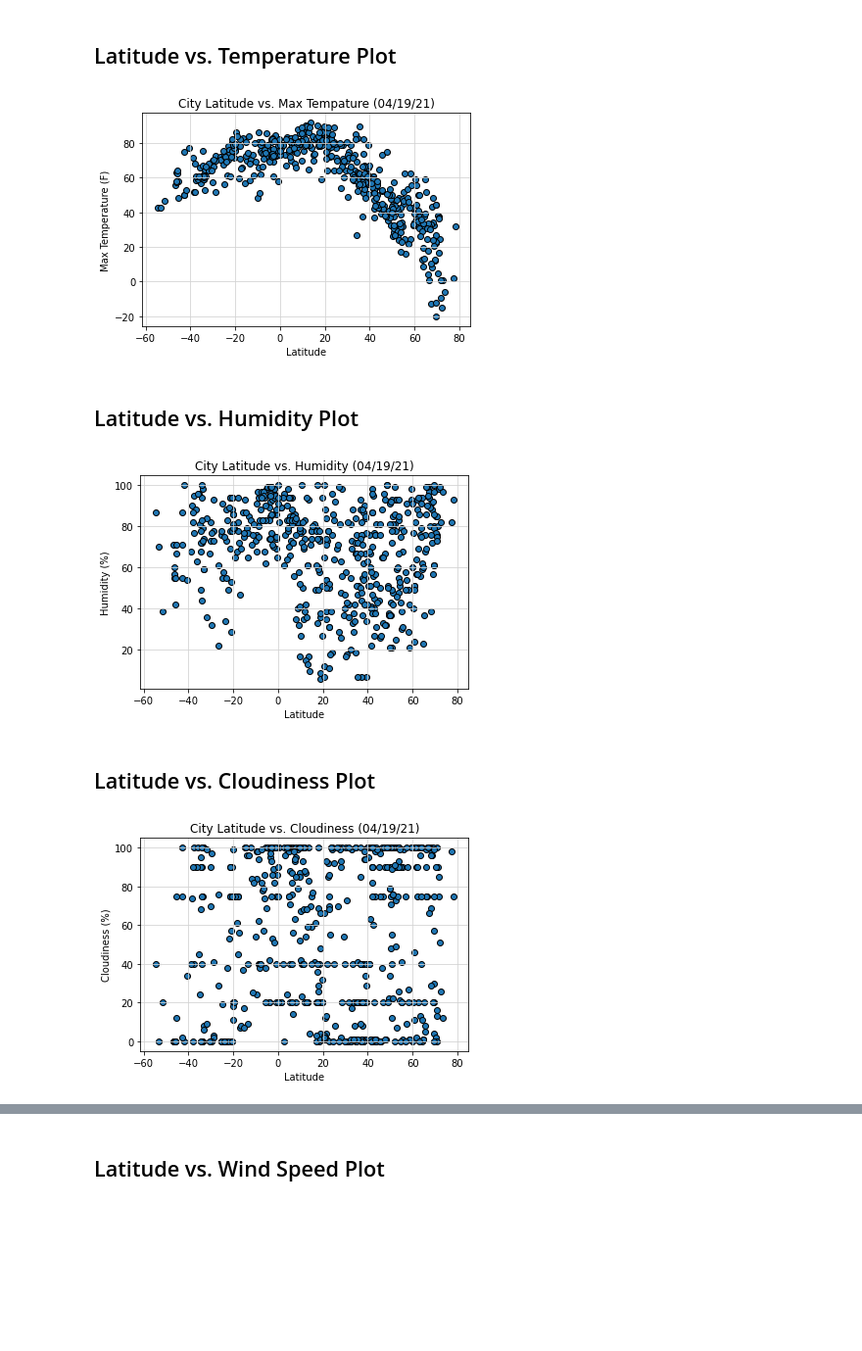
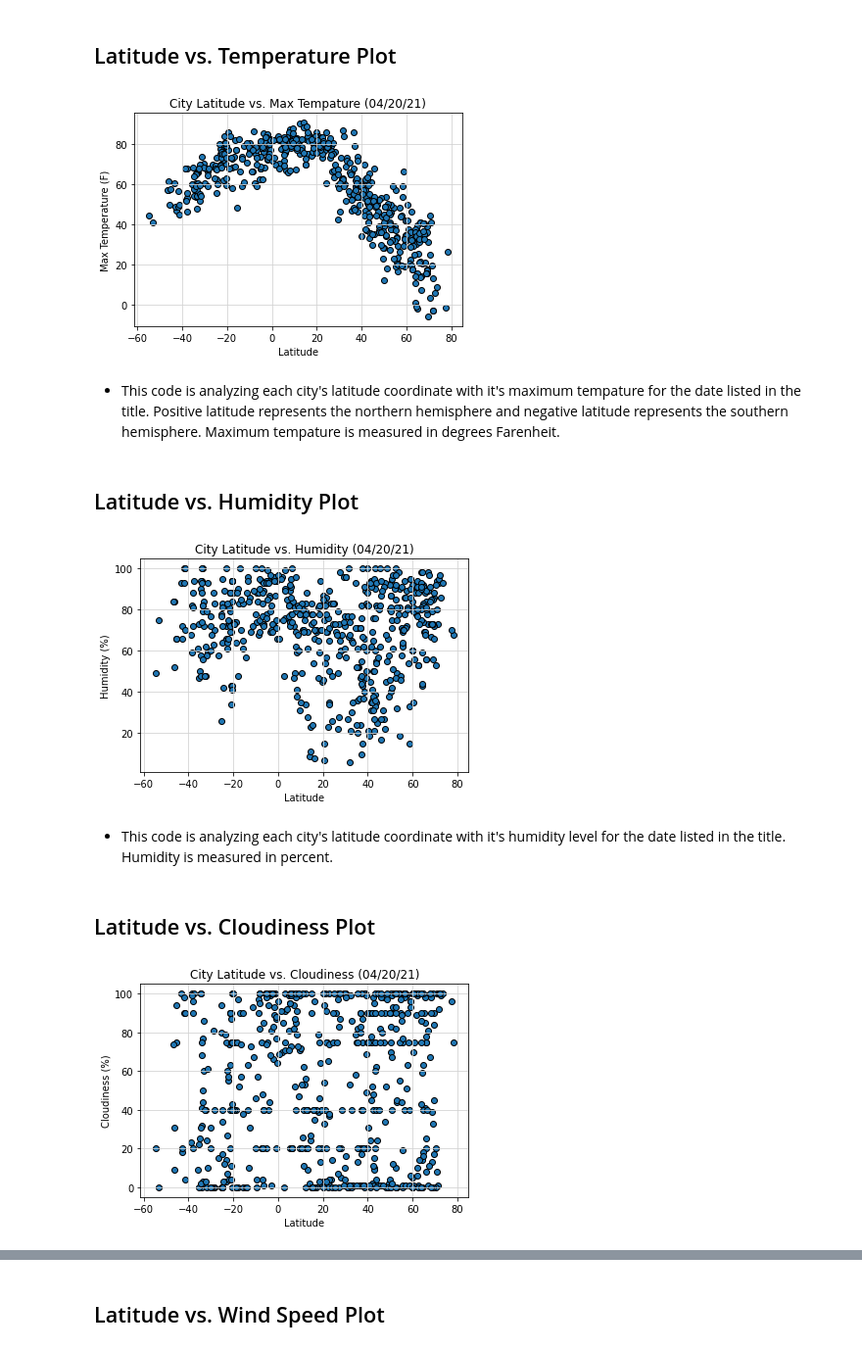
Before and after one commit to RobinWaves/python-api-challenge, a Jupyter notebook: WeatherPy/WeatherPy.ipynb, the cells around one changed output, grey strips where cells are left out. Shown at 98% size. Saved outputs shown, nothing was run; the diff lists cells and outputs as text; code cells hidden in the pictures; blank space fills up the shorter version.

```diff
--- a/WeatherPy/WeatherPy.ipynb
+++ b/WeatherPy/WeatherPy.ipynb
@@ -163,7 +166,7 @@ weather_df.head()
 ## Latitude vs. Temperature Plot
 # %%
 plt.scatter(weather_df['Lat'], weather_df['Max Temp'], edgecolors='black')
-plt.title("City Latitude vs. Max Tempature (04/19/21)")
+plt.title("City Latitude vs. Max Tempature (04/20/21)")
 plt.xlabel("Latitude")
 plt.ylabel("Max Temperature (F)")
 plt.grid (b=True,which='major',axis='both',linestyle='-',color='lightgrey')
@@ -171,12 +174,15 @@ plt.grid (b=True,which='major',axis='both',linestyle='-',color='lightgrey')
 plt.savefig('output_data/LatVsMaxTemp')
 plt.show()
 # %% [output]
-[figure, old version]
+[figure, new version]
+# %% [markdown]
+* This code is analyzing each city's latitude coordinate with it's maximum
+tempature for the date listed in the title. Positive latitude represents the northern hemisphere and negative latitude represents the southern hemisphere. Maximum tempature is measured in degrees Farenheit.
 # %% [markdown]
 ## Latitude vs. Humidity Plot
 # %%
 plt.scatter(weather_df['Lat'], weather_df['Humidity'], edgecolors='black')
-plt.title("City Latitude vs. Humidity (04/19/21)")
+plt.title("City Latitude vs. Humidity (04/20/21)")
 plt.xlabel("Latitude")
 plt.ylabel("Humidity (%)")
 plt.grid (b=True,which='major',axis='both',linestyle="-",color='lightgrey')
@@ -184,17 +190,19 @@ plt.grid (b=True,which='major',axis='both',linestyle="-",color='lightgrey')
 plt.savefig('output_data/LatVsHumid')
 plt.show()
 # %% [output]
-[figure, old version]
+[figure, new version]
+# %% [markdown]
+* This code is analyzing each city's latitude coordinate with it's humidity level for the date listed in the title.  Humidity is measured in percent.
 # %% [markdown]
 ## Latitude vs. Cloudiness Plot
 # %%
 plt.scatter(weather_df['Lat'],weather_df['Cloudiness'], edgecolors='black')
-plt.title("City Latitude vs. Cloudiness (04/19/21)")
+plt.title("City Latitude vs. Cloudiness (04/20/21)")
 plt.xlabel("Latitude")
 plt.ylabel("Cloudiness (%)")
 plt.grid (b=True,which='major',axis='both',linestyle='-',color='lightgrey')
 
 plt.savefig('output_data/LatVsCloud')
 plt.show()
 # %% [output]
-[figure, old version]
+[figure, new version]
```
Also changed, not shown: parts of 26 cells of this notebook, 16 other files.
